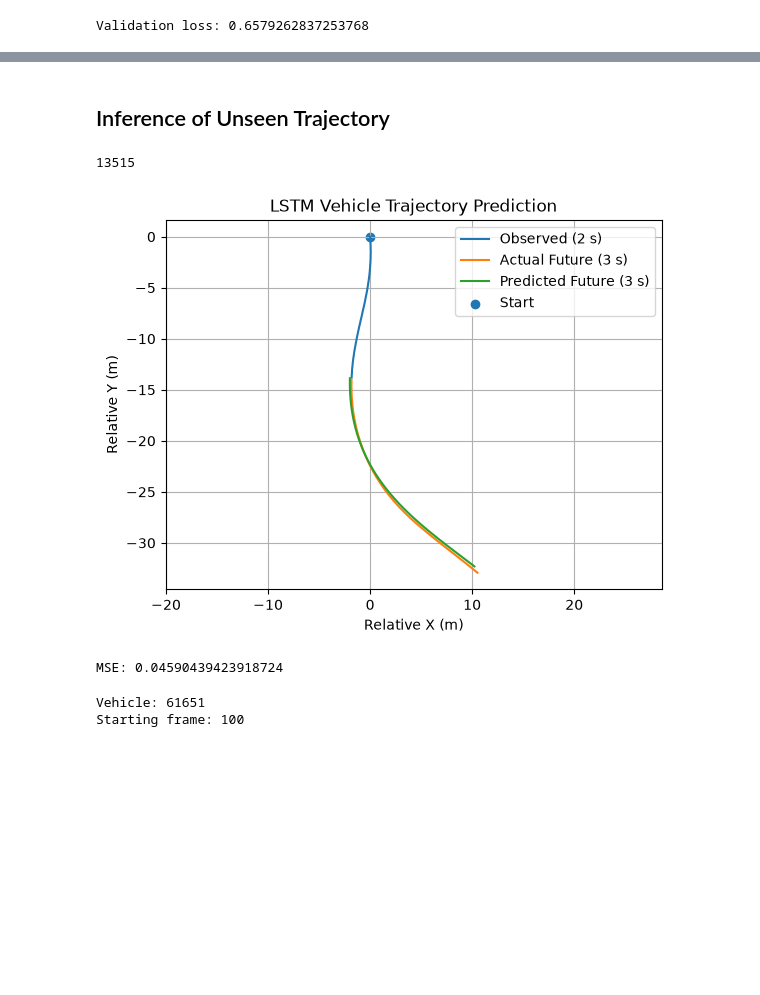
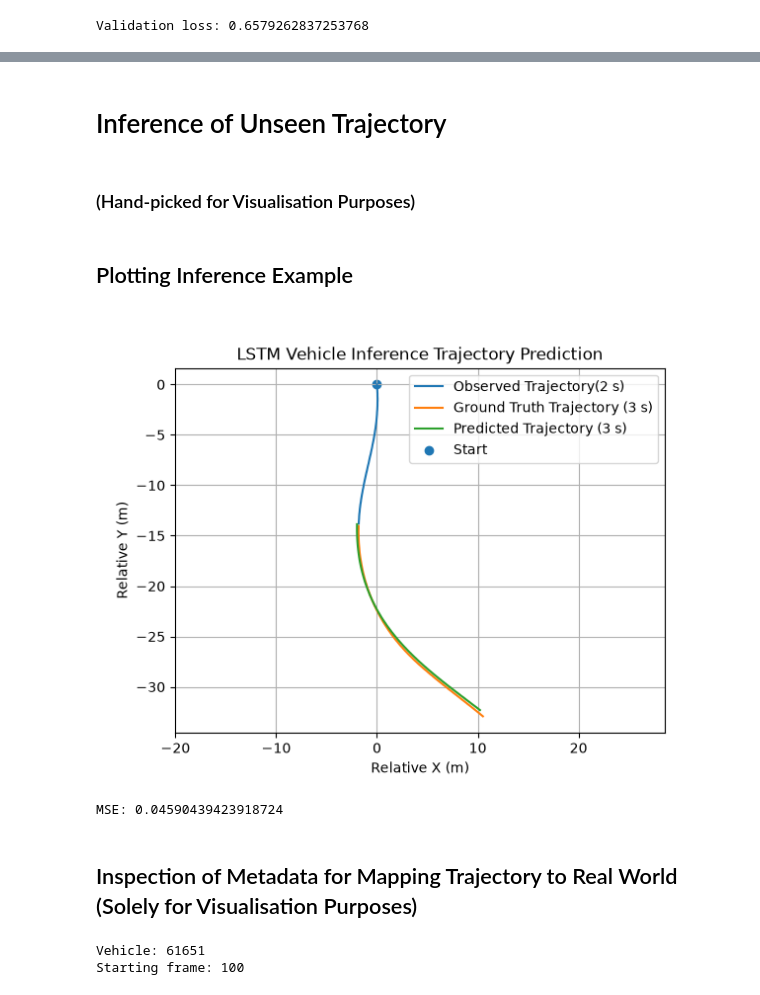
Before and after one commit to Isaac-Chua7/Vehicle-Trajectory-LSTM, a Jupyter notebook: LSTM_Practice.ipynb, the cells around one changed output, grey strips where cells are left out. Saved outputs shown, nothing was run; the diff lists cells and outputs as text; code cells hidden in the pictures; blank space fills up the shorter version.

Commit message:
Refactoring of Logical Flow, Comment Improvement and Graph Titles
Refactoring of Logical Flow, Comment Improvement and Graph Titles

```diff
--- a/LSTM_Practice.ipynb
+++ b/LSTM_Practice.ipynb
@@ -457,7 +437,8 @@ Validation loss: 0.6579262837253768
 # %% [markdown]
-## Inference of Unseen Trajectory
+# Inference of Unseen Trajectory
+# %% [markdown]
+### (Hand-picked for Visualisation Purposes)
 # %%
-print(len(test_inputs))
 x_test = test_inputs[500]
 y_test = test_targets[500]
 
@@ -471,31 +452,31 @@ with torch.no_grad():
 
 #remove batch dimension
 prediction = prediction.squeeze(0)
-# %% [output]
-13515
 # %%
 #converting tensors to np arrays for plotting
 observed = x_test.squeeze(0).cpu().numpy()
 actual = y_test.numpy()
 predicted = prediction.cpu().numpy()
+# %% [markdown]
+## Plotting Inference Example
 # %%
 import matplotlib.pyplot as plt
-
-plt.plot(observed[:, 0], observed[:, 1], label="Observed (2 s)")
-plt.plot(actual[:, 0], actual[:, 1], label="Actual Future (3 s)")
-plt.plot(predicted[:, 0], predicted[:, 1], label="Predicted Future (3 s)")
+plt.close()
+plt.plot(observed[:, 0], observed[:, 1], label="Observed Trajectory(2 s)")
+plt.plot(actual[:, 0], actual[:, 1], label="Ground Truth Trajectory (3 s)")
+plt.plot(predicted[:, 0], predicted[:, 1], label="Predicted Trajectory (3 s)")
 
 plt.scatter(0, 0, label="Start")
 
 plt.xlabel("Relative X (m)")
 plt.ylabel("Relative Y (m)")
-plt.title("LSTM Vehicle Trajectory Prediction")
+plt.title("LSTM Vehicle Inference Trajectory Prediction")
 
 plt.axis("equal")
 plt.legend()
 plt.grid()
 
 plt.show()
 # %% [output]
-[figure, old version]
+[figure, new version]
 # %%
@@ -504,6 +485,8 @@ mse = loss_fn(prediction, y_test.to(device))
 print("MSE:", mse.item())
 # %% [output]
 MSE: 0.04590439423918724
+# %% [markdown]
+## Inspection of Metadata for Mapping Trajectory to Real World (Solely for Visualisation Purposes)
 # %%
 objid, start = test_metadata[500]
 
```
Also changed, not shown: parts of 39 cells of this notebook.
